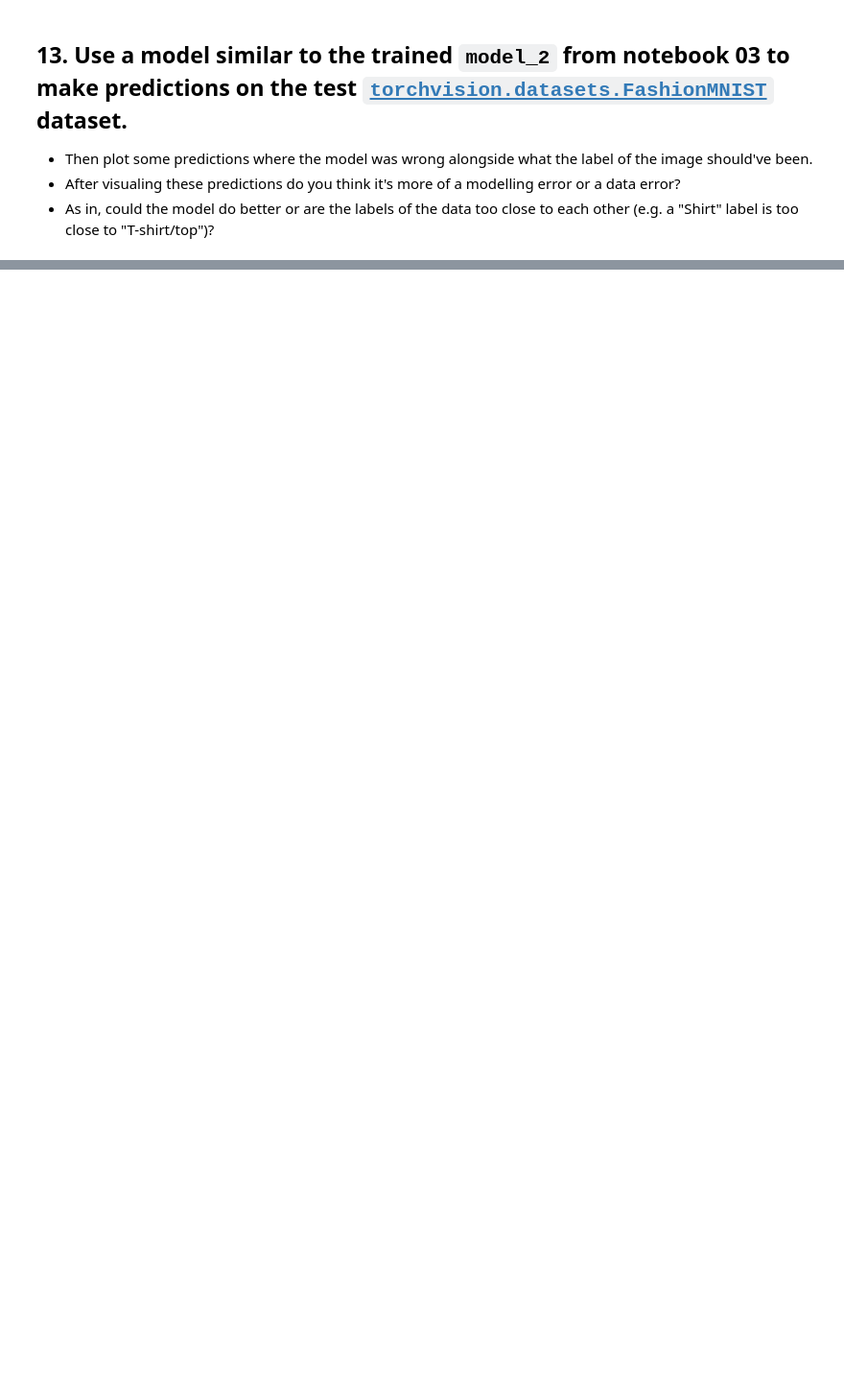
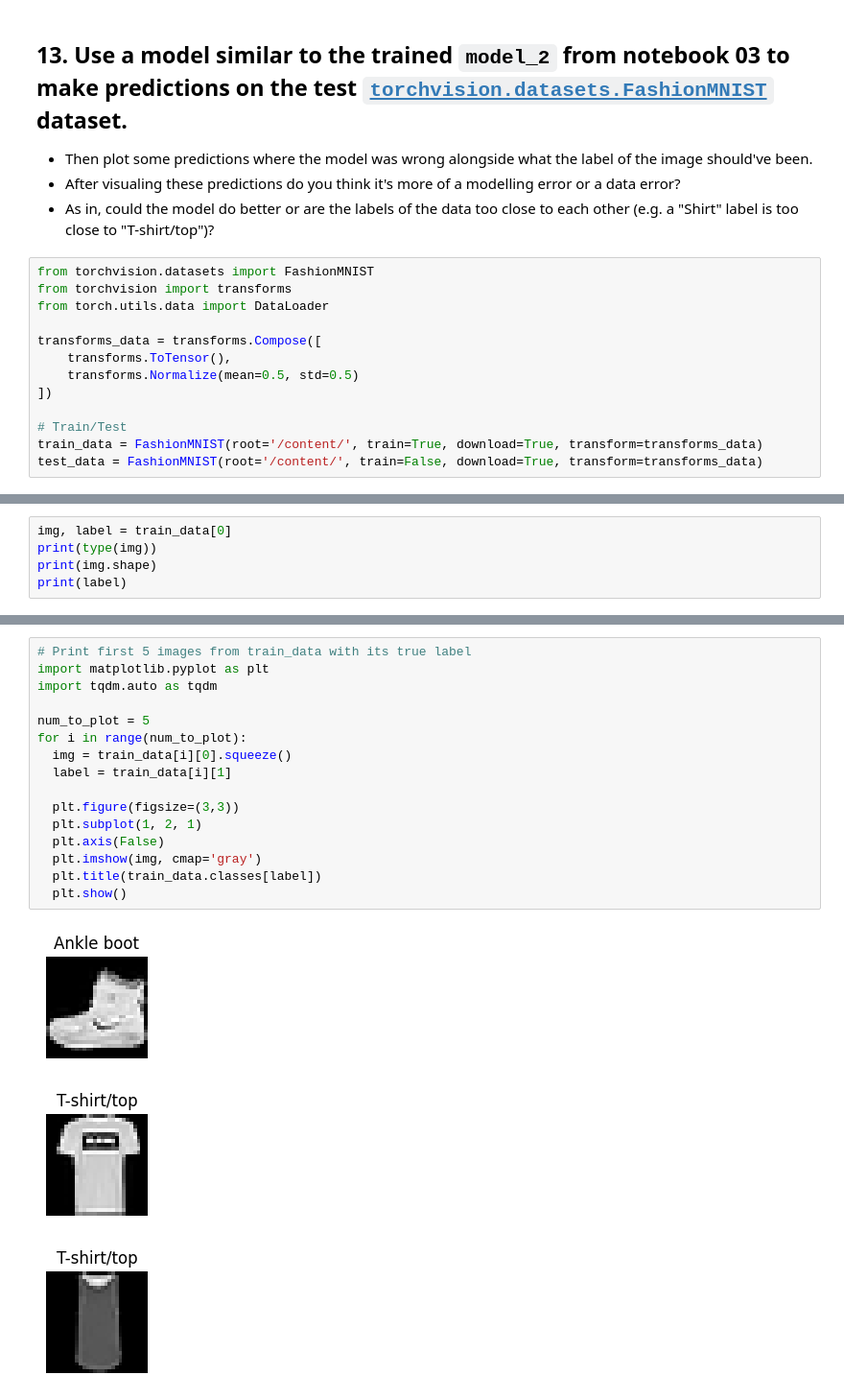
Before and after one commit to funxyz2/pytorch-deep-learning, a Jupyter notebook: extras/exercises/03_pytorch_computer_vision_exercises.ipynb, the cells around one changed output, grey strips where cells are left out. Shown at 96% size. Saved outputs shown, nothing was run; the diff lists cells and outputs as text; blank space fills up the shorter version.

```diff
--- a/extras/exercises/03_pytorch_computer_vision_exercises.ipynb
+++ b/extras/exercises/03_pytorch_computer_vision_exercises.ipynb
@@ -446,3 +461,16 @@ fix, ax = plot_confusion_matrix(
 * Then plot some predictions where the model was wrong alongside what the label of the image should've been.
 * After visualing these predictions do you think it's more of a modelling error or a data error?
 * As in, could the model do better or are the labels of the data too close to each other (e.g. a "Shirt" label is too close to "T-shirt/top")?
+# %%
+from torchvision.datasets import FashionMNIST
+from torchvision import transforms
+from torch.utils.data import DataLoader
+
+transforms_data = transforms.Compose([
+    transforms.ToTensor(),
+    transforms.Normalize(mean=0.5, std=0.5)
+])
+
+# Train/Test
+train_data = FashionMNIST(root='/content/', train=True, download=True, transform=transforms_data)
+test_data = FashionMNIST(root='/content/', train=False, download=True, transform=transforms_data)
@@ -448,0 +481,5 @@ fix, ax = plot_confusion_matrix(
+# %%
+img, label = train_data[0]
+print(type(img))
+print(img.shape)
+print(label)
@@ -448,0 +503,20 @@ fix, ax = plot_confusion_matrix(
+# %%
+# Print first 5 images from train_data with its true label
+import matplotlib.pyplot as plt
+import tqdm.auto as tqdm
+
+num_to_plot = 5
+for i in range(num_to_plot):
+  img = train_data[i][0].squeeze()
+  label = train_data[i][1]
+
+  plt.figure(figsize=(3,3))
+  plt.subplot(1, 2, 1)
+  plt.axis(False)
+  plt.imshow(img, cmap='gray')
+  plt.title(train_data.classes[label])
+  plt.show()
+# %% [output]
+[figure, added]
+[figure, added]
+[figure, added]
```
Also changed, not shown: parts of 9 cells of this notebook.
